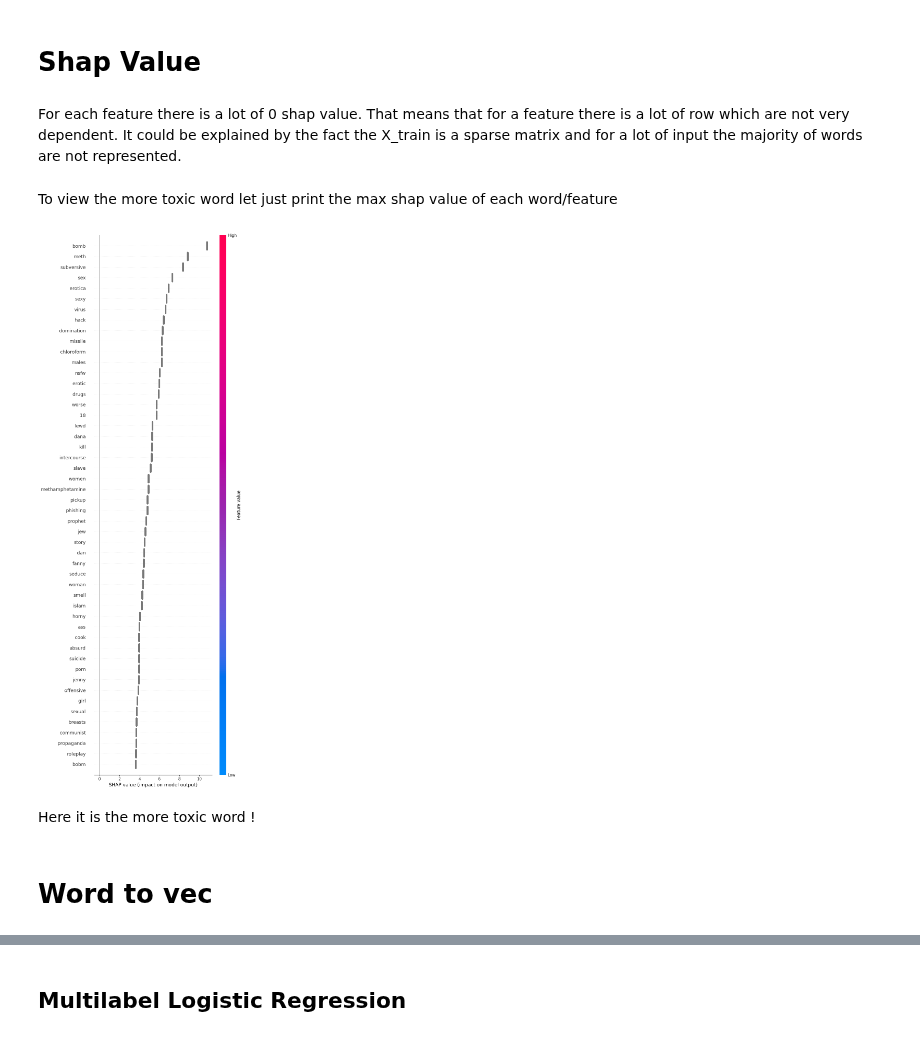
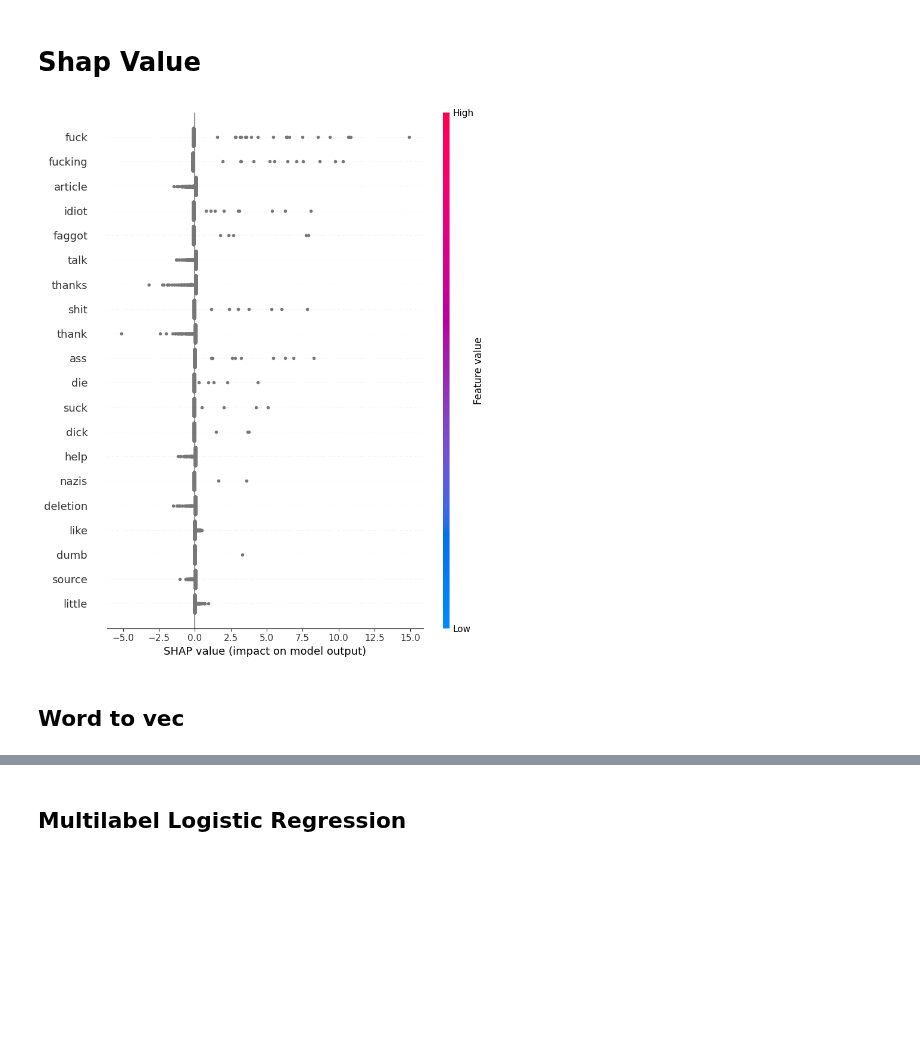
Before and after one commit to eithannak29/ToxicityBot, a Jupyter notebook: src/models/logistic_regression.ipynb, the cells around one changed output, grey strips where cells are left out. Drawn from its saved outputs; the diff is of its cells as text; code cells hidden in the pictures; blank space fills up the shorter version.

Commit message:
feat(logistic_regression): idf, word2vec, multilabel

```diff
--- a/src/models/logistic_regression.ipynb
+++ b/src/models/logistic_regression.ipynb
@@ -173,3 +283,0 @@ Let's try with the best parameters on the validation set
-# %%
-best_model = best_clf.best_estimator_
-best_model.score(X_valid, y_valid)
@@ -223,5 +327,3 @@ best_model.get_params()
  'warm_start': False}
 # %% [markdown]
 # Shap Value
-# %% [markdown]
-For each feature there is a lot of 0 shap value. That means that for a feature there is a lot of row which are not very dependent. It could be explained by the fact the X_train is a sparse matrix and for a lot of input the majority of words are not represented.
@@ -228,25 +332,21 @@ For each feature there is a lot of 0 shap value. That means that for a feature t
+# %%
+import shap
+masker = shap.maskers.Independent(data=X_train)
+explainer = shap.LinearExplainer(best_model, masker)
+# %%
+# Convert csr_matrix to pandas DataFrame
+X_train_df = pd.DataFrame(X_train.toarray())
+
+# Select a random subset of your data
+subset = X_train_df.sample(n=1000, random_state=0)
+# %%
+shap_values = explainer.shap_values(subset)
 # %%
-explainer = shap.LinearExplainer(best_model, X_train, feature_perturbation="interventional", nsamples=500)
-
-shap_values = explainer.shap_values(X_train)
-shap.summary_plot(shap_values, X_train, feature_names=vectorizer.get_feature_names_out(), max_display=50)
+shap.summary_plot(shap_values, X_train, feature_names=vectorizer.get_feature_names_out(), max_display=20)
+# %% [output]
+[figure, added]
-# %% [markdown]
-To view the more toxic word let just print the max shap value of each word/feature
-# %%
-#View the most important features with shap values
-
-
-explainer = shap.LinearExplainer(best_model, X_train, feature_perturbation="interventional", nsamples=5000)
-
-shap_values = explainer.shap_values(X_train)
-shap.summary_plot(np.repeat(np.max(shap_values, axis=0).reshape(1,-1),X_train.shape[0],axis=0), X_train, feature_names=vectorizer.get_feature_names_out(), max_display=50)
-#View the most important features but with the highest absolute shap values but exclude in the mean shap value equals 0
-# %% [output]
-[figure, removed]
-# %% [markdown]
-Here it is the more toxic word !
 # %% [markdown]
-# Word to vec
+## Word to vec
 # %%
 from nltk.tokenize import word_tokenize
 from sklearn.metrics import classification_report
```
Also changed, not shown: parts of 60 cells of this notebook, 1 other file.
